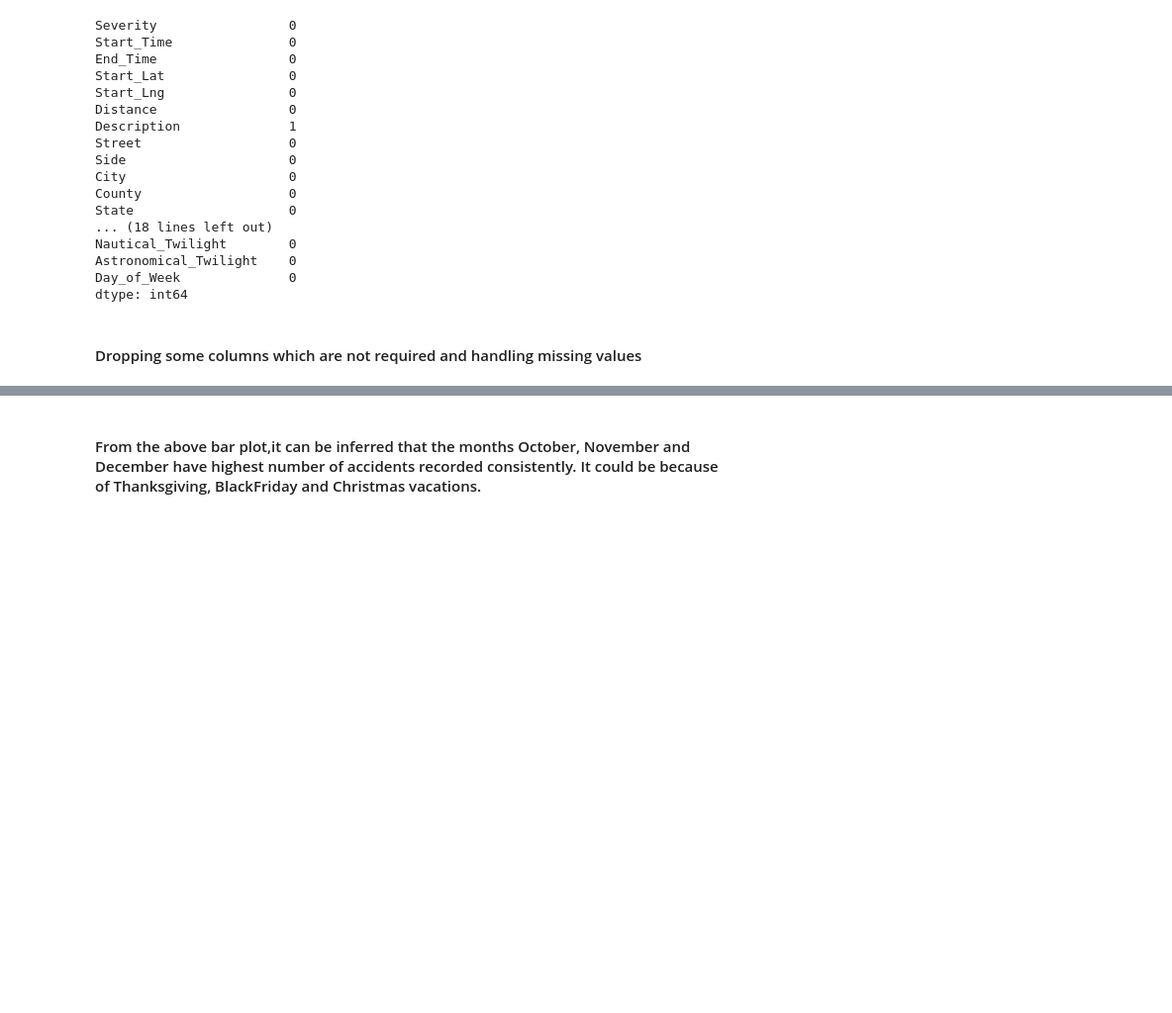
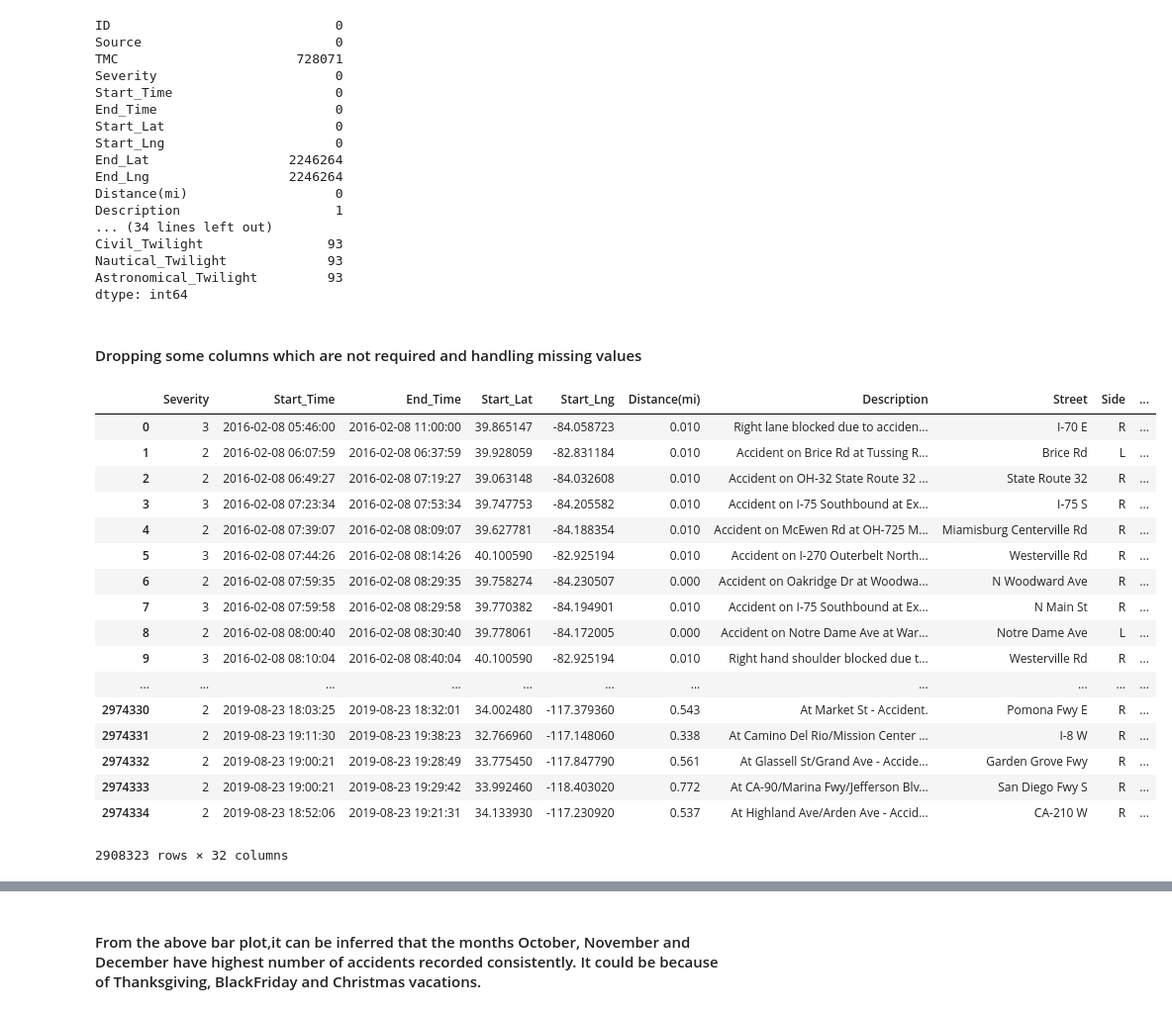
Before and after one commit to adityabandaru4/USA-Accidents-severity-Predicition-using-GCP, a Jupyter notebook: Accident Severity.ipynb, the cells around one changed output, grey strips where cells are left out. Shown at 99% size. Drawn from its saved outputs; the diff is of its cells as text; code cells hidden in the pictures; blank space fills up the shorter version.

```diff
--- a/Accident Severity.ipynb
+++ b/Accident Severity.ipynb
@@ -53,22 +52,62 @@ sv_main.astype('category')
 # %%
-sv_main.isnull().sum()
+sv.isnull().sum()
 # %% [output]
-Severity                 0
-Start_Time               0
-End_Time                 0
-Start_Lat                0
-Start_Lng                0
-Distance                 0
-Description              1
-Street                   0
-Side                     0
-City                     0
-County                   0
-State                    0
-... (18 lines left out)
-Nautical_Twilight        0
-Astronomical_Twilight    0
-Day_of_Week              0
+ID                             0
+Source                         0
+TMC                       728071
+Severity                       0
+Start_Time                     0
+End_Time                       0
+Start_Lat                      0
+Start_Lng                      0
+End_Lat                  2246264
+End_Lng                  2246264
+Distance(mi)                   0
+Description                    1
+... (34 lines left out)
+Civil_Twilight                93
+Nautical_Twilight             93
+Astronomical_Twilight         93
 dtype: int64
 # %% [markdown]
 #### Dropping some columns which are not required and handling missing values
+# %%
+sv_main=sv.drop(columns=['ID','Source','End_Lat','TMC','End_Lng','Number','Wind_Chill(F)','Zipcode','Country','Timezone','Airport_Code','Wind_Direction','Weather_Timestamp','Temperature(F)','Humidity(%)','Pressure(in)','Precipitation(in)'])
+# %%
+sv_main['City']=sv_main['City'].fillna("Unknown")
+sv_main['Sunrise_Sunset']=sv_main['Sunrise_Sunset'].fillna("Unknown")
+sv_main['Civil_Twilight']=sv_main['Civil_Twilight'].fillna("Unknown")
+sv_main['Nautical_Twilight']=sv_main['Nautical_Twilight'].fillna("Unknown")
+sv_main['Astronomical_Twilight']=sv_main['Astronomical_Twilight'].fillna("Unknown")
+sv_main['Weather_Condition']=sv_main['Weather_Condition'].fillna("Unknown")
+sv_main['Visibility(mi)'].fillna(sv_main['Visibility(mi)'].median(), inplace=True)
+sv_main['Wind_Speed(mph)'].fillna(sv_main['Wind_Speed(mph)'].median(), inplace=True)
+
+
+sv_main=sv_main[sv_main.City != "Unknown"]
+sv_main=sv_main[sv_main.Sunrise_Sunset != "Unknown"]
+sv_main=sv_main[sv_main.Civil_Twilight != "Unknown"]
+sv_main=sv_main[sv_main.Nautical_Twilight != "Unknown"]
+sv_main=sv_main[sv_main.Astronomical_Twilight != "Unknown"]
+sv_main=sv_main[sv_main.Weather_Condition != "Unknown"]
+# %%
+sv_main
+# %% [output]
+|  | Severity | Start_Time | End_Time | Start_Lat | Start_Lng | Distance(mi) | Description | Street | Side | ... |
+| 0 | 3 | 2016-02-08 05:46:00 | 2016-02-08 11:00:00 | 39.865147 | -84.058723 | 0.010 | Right lane blocked due to acciden... | I-70 E | R | ... |
+| 1 | 2 | 2016-02-08 06:07:59 | 2016-02-08 06:37:59 | 39.928059 | -82.831184 | 0.010 | Accident on Brice Rd at Tussing R... | Brice Rd | L | ... |
+| 2 | 2 | 2016-02-08 06:49:27 | 2016-02-08 07:19:27 | 39.063148 | -84.032608 | 0.010 | Accident on OH-32 State Route 32 ... | State Route 32 | R | ... |
+| 3 | 3 | 2016-02-08 07:23:34 | 2016-02-08 07:53:34 | 39.747753 | -84.205582 | 0.010 | Accident on I-75 Southbound at Ex... | I-75 S | R | ... |
+| 4 | 2 | 2016-02-08 07:39:07 | 2016-02-08 08:09:07 | 39.627781 | -84.188354 | 0.010 | Accident on McEwen Rd at OH-725 M... | Miamisburg Centerville Rd | R | ... |
+| 5 | 3 | 2016-02-08 07:44:26 | 2016-02-08 08:14:26 | 40.100590 | -82.925194 | 0.010 | Accident on I-270 Outerbelt North... | Westerville Rd | R | ... |
+| 6 | 2 | 2016-02-08 07:59:35 | 2016-02-08 08:29:35 | 39.758274 | -84.230507 | 0.000 | Accident on Oakridge Dr at Woodwa... | N Woodward Ave | R | ... |
+| 7 | 3 | 2016-02-08 07:59:58 | 2016-02-08 08:29:58 | 39.770382 | -84.194901 | 0.010 | Accident on I-75 Southbound at Ex... | N Main St | R | ... |
+| 8 | 2 | 2016-02-08 08:00:40 | 2016-02-08 08:30:40 | 39.778061 | -84.172005 | 0.000 | Accident on Notre Dame Ave at War... | Notre Dame Ave | L | ... |
+| 9 | 3 | 2016-02-08 08:10:04 | 2016-02-08 08:40:04 | 40.100590 | -82.925194 | 0.010 | Right hand shoulder blocked due t... | Westerville Rd | R | ... |
+| ... | ... | ... | ... | ... | ... | ... | ... | ... | ... | ... |
+| 2974330 | 2 | 2019-08-23 18:03:25 | 2019-08-23 18:32:01 | 34.002480 | -117.379360 | 0.543 | At Market St - Accident. | Pomona Fwy E | R | ... |
+| 2974331 | 2 | 2019-08-23 19:11:30 | 2019-08-23 19:38:23 | 32.766960 | -117.148060 | 0.338 | At Camino Del Rio/Mission Center ... | I-8 W | R | ... |
+| 2974332 | 2 | 2019-08-23 19:00:21 | 2019-08-23 19:28:49 | 33.775450 | -117.847790 | 0.561 | At Glassell St/Grand Ave - Accide... | Garden Grove Fwy | R | ... |
+| 2974333 | 2 | 2019-08-23 19:00:21 | 2019-08-23 19:29:42 | 33.992460 | -118.403020 | 0.772 | At CA-90/Marina Fwy/Jefferson Blv... | San Diego Fwy S | R | ... |
+| 2974334 | 2 | 2019-08-23 18:52:06 | 2019-08-23 19:21:31 | 34.133930 | -117.230920 | 0.537 | At Highland Ave/Arden Ave - Accid... | CA-210 W | R | ... |
+2908323 rows × 32 columns
```
Also changed, not shown: parts of 38 cells of this notebook.
